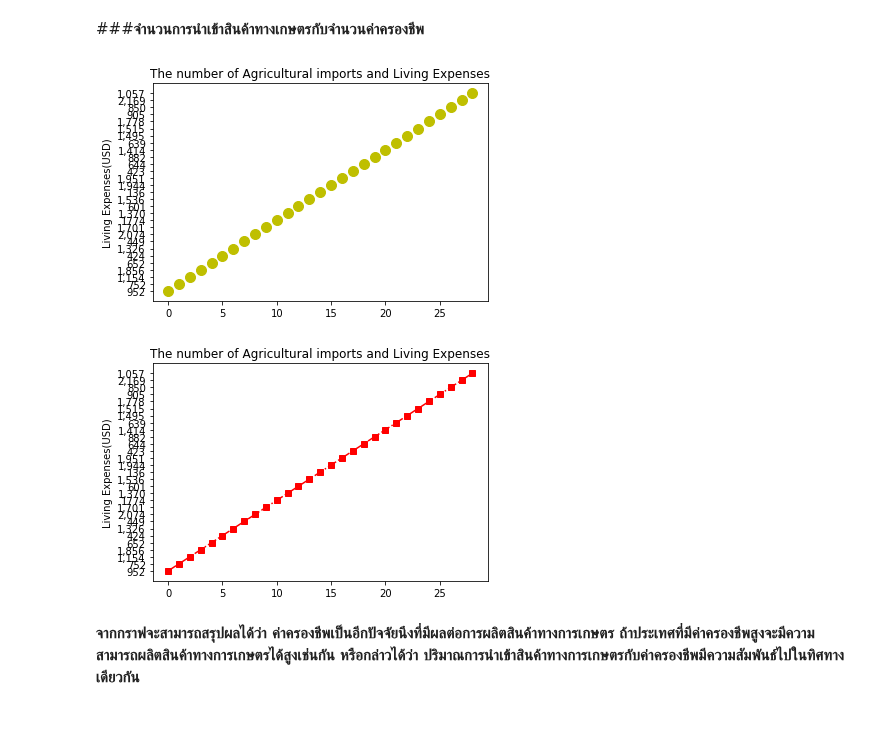
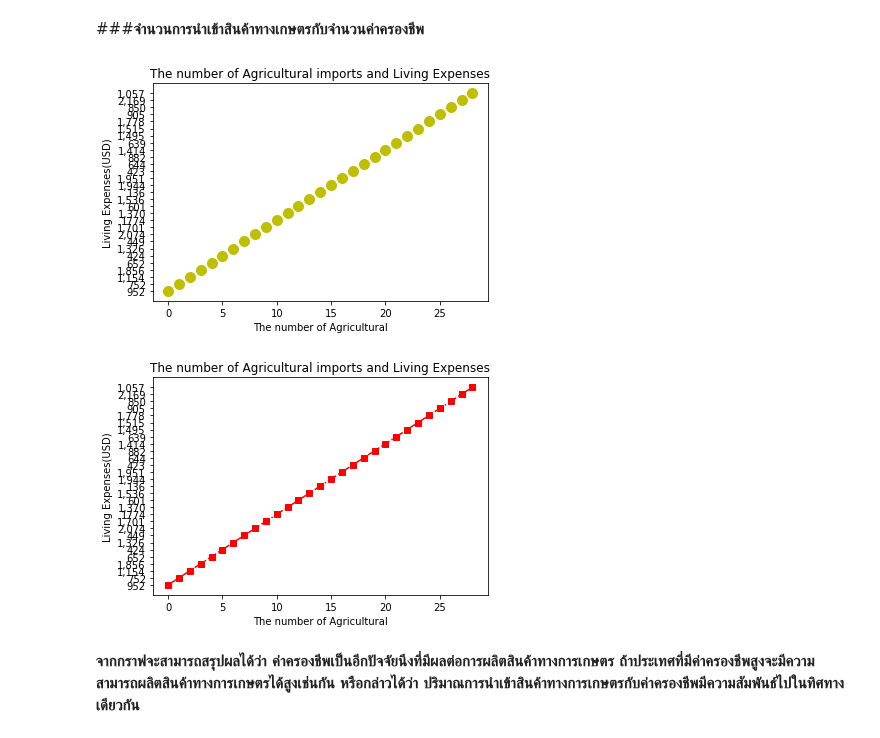
Before and after one commit to Jittiya/DWDM21, a Jupyter notebook: Project.ipynb, the cells around one changed output. Cells and saved outputs as stored; diff of their text form; code cells hidden in the pictures.

```diff
--- a/Project.ipynb
+++ b/Project.ipynb
@@ -1282,17 +1284,19 @@ plt.show()
 # %%
 plt.scatter(range(len(data_new1['total'])),data_new1['living expenses(USD)'],s=100,c='y')
 plt.ylabel('Living Expenses(USD)')
+plt.xlabel('The number of Agricultural')
 plt.title('The number of Agricultural imports and Living Expenses')
 plt.show()
 # %% [output]
-[figure, old version]
+[figure, new version]
 # %%
 plt.plot(range(len(data_new1['total'])),data_new1['living expenses(USD)'],'s-.r')
 plt.ylabel('Living Expenses(USD)')
+plt.xlabel('The number of Agricultural')
 plt.title('The number of Agricultural imports and Living Expenses')
 plt.show()
 # %% [output]
-[figure, old version]
+[figure, new version]
 # %% [markdown]
 **จากกราฟจะสามารถสรุปผลได้ว่า ค่าครองชีพเป็นอีกปัจจัยนึงที่มีผลต่อการผลิตสินค้าทางการเกษตร ถ้าประเทศที่มีค่าครองชีพสูงจะมีความสามารถผลิตสินค้าทางการเกษตรได้สูงเช่นกัน
 หรือกล่าวได้ว่า ปริมาณการนำเข้าสินค้าทางการเกษตรกับค่าครองชีพมีความสัมพันธ์ไปในทิศทางเดียวกัน**
```
Also changed, not shown: parts of 34 cells of this notebook.
